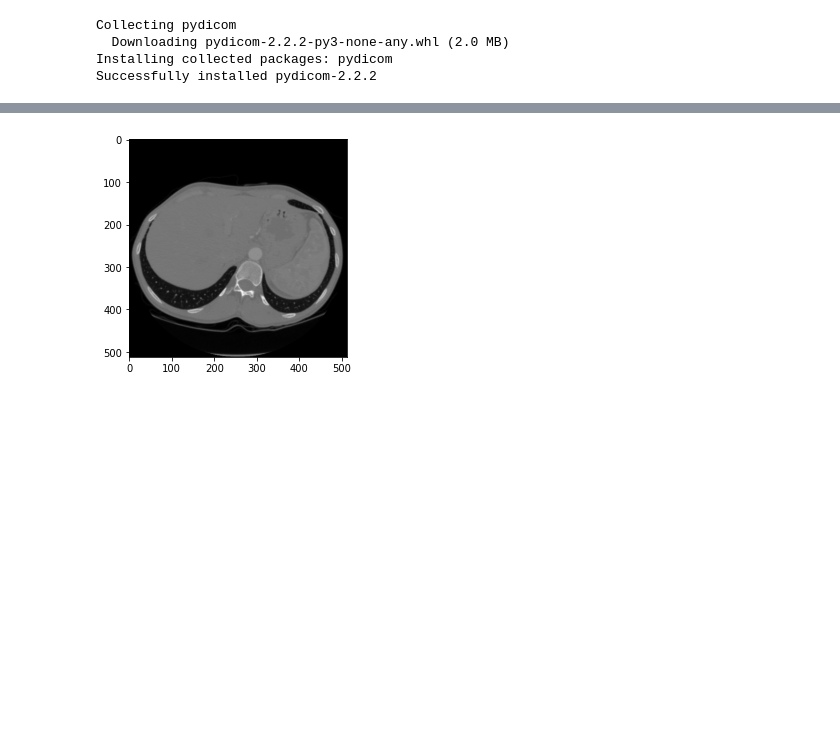
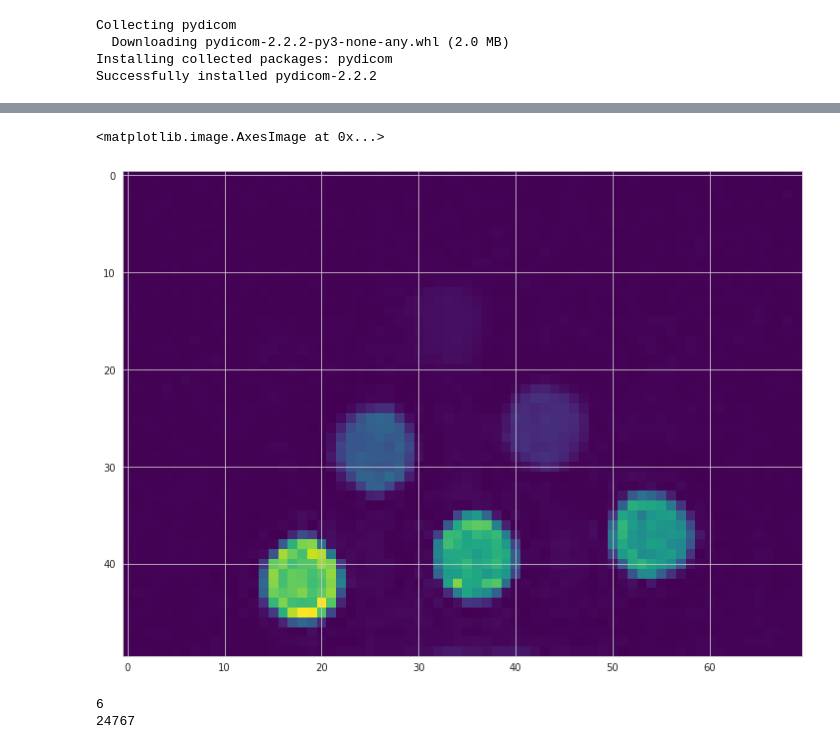
Before and after one commit to PravNJ/dicom-basic, a Jupyter notebook: dicom_test.ipynb, the cells around one changed output, grey strips where cells are left out. Saved outputs shown, nothing was run; the diff lists cells and outputs as text; code cells hidden in the pictures; blank space fills up the shorter version.

```diff
--- a/dicom_test.ipynb
+++ b/dicom_test.ipynb
@@ -23,6 +19,6 @@ from pydicom import dcmread
 # %%
 #path to a single file
-FILE_PATH = '/content/drive/My Drive/series-00000/image-00000.dcm'
+FILE_PATH = '/content/drive/MyDrive/sample-2022-02-06/2.25.6796281463339927868571562783006522357.dcm'
 # %%
 #ds object stores data from dcmread
 ds = dcmread(FILE_PATH)
@@ -37,6 +33,18 @@ SOP Class........: 1.2.840.10008.5.1.4.1.1.2 (CT Image Storage)
+# %%
+import seaborn as sns
+plt.rcParams["figure.figsize"] = [16,9]
+sns.set_style('whitegrid')
+# %%
+relevant_image_data = ds.pixel_array[33, 30:80, 20:90]
 # %%
 # plot the image using matplotlib
-plt.imshow(ds.pixel_array, cmap=plt.cm.gray)
-plt.show()
+plt.imshow(relevant_image_data, cmap=plt.cm.viridis)
 # %% [output]
+<matplotlib.image.AxesImage at 0x...>
-[figure, old version]
+[figure, new version]
+# %%
+print( np.ndarray.min(relevant_image_data) )
+print( np.ndarray.max(relevant_image_data) )
+# %% [output]
+6
+24767
```
Also changed, not shown: parts of 5 cells of this notebook.
